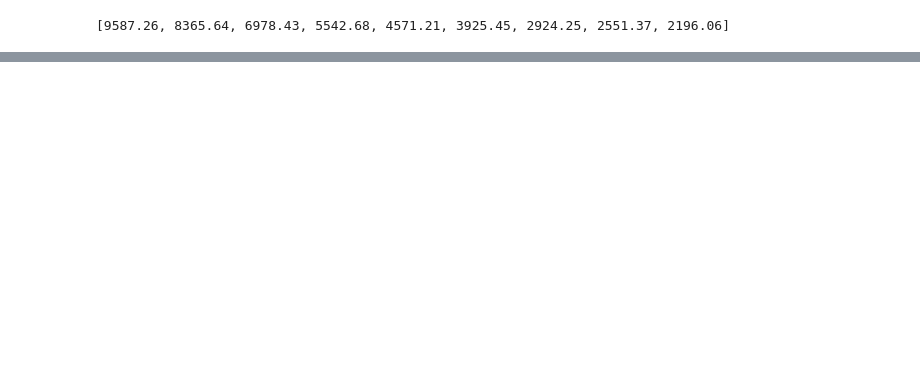
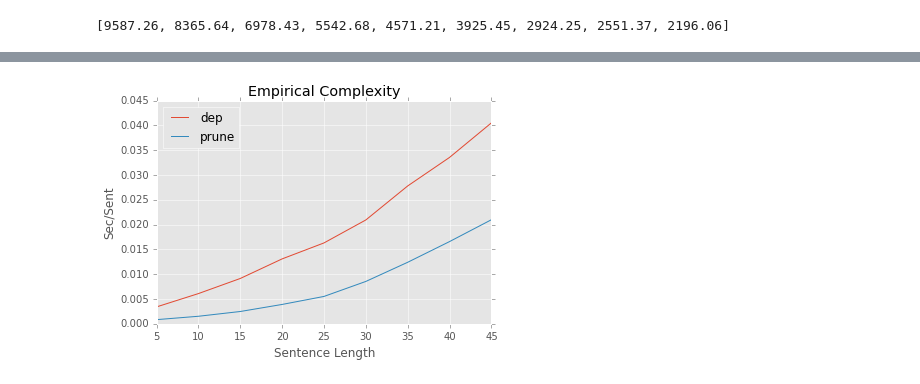
Before and after one commit to srush/PhraseDep, a Jupyter notebook: notebooks/Final2.ipynb, the cells around one changed output, grey strips where cells are left out. Saved outputs shown, nothing was run; the diff lists cells and outputs as text; code cells hidden in the pictures; blank space fills up the shorter version.

Commit message:
Simple

```diff
--- a/notebooks/Final2.ipynb
+++ b/notebooks/Final2.ipynb
@@ -10,6 +12,12 @@ plt.style.use('ggplot')
 # %%
 import pandas
 import numpy as np
+# %%
+speed2 = []
+for i in range(5, 50, 5):
+    cmd = "{CODE}/parser --sentence {DIR}/simple_headrule/parts --sentence_test  {DIR}/jack_proj_dev_full_labeled_tbttagged_parts --model /tmp/simple_noprune  --grammar {DIR}/simple_headrule/rules --test --limit {j} --lower_limit {i} ".format(**{"CODE":CODE, "DIR" : DIR, "i":i, "j" : i + 5})
+    out = subprocess.check_output([cmd], shell=True, stderr=subprocess.STDOUT)
+    speed2.append(float(out.split("\n")[-2]))
 # %%
 # cmd = "{CODE}/parser ".format(**{"CODE":CODE, "DIR" : DIR})
 speed = []
@@ -21,7 +29,8 @@ for i in range(5, 50, 5):
 print speed
 # %% [output]
 [9587.26, 8365.64, 6978.43, 5542.68, 4571.21, 3925.45, 2924.25, 2551.37, 2196.06]
-# %%
-speed = np.array([9587.26, 8365.64, 6978.43, 5542.68, 4571.21, 3925.45, 2924.25, 2551.37, 2196.06])
+# %%
+speed = np.array(speed)
+speed2 = np.array(speed2)
 # %%
 index = np.arange(5, 50, 5)
@@ -32,0 +40,9 @@ df.plot()
+# %%
+df = pandas.DataFrame({"prune": 1/ speed, "dep" : 1/ speed2},
+                      index=index)
+ax = df.plot(title="Empirical Complexity")
+ax.set_xlabel("Sentence Length")
+ax.set_ylabel("Sec/Sent")
+plt.savefig("comp.png", dpi=200,  bbox_inches='tight')
+# %% [output]
+[figure, added]
```
Also changed, not shown: parts of 4 cells of this notebook, 4 other files.
